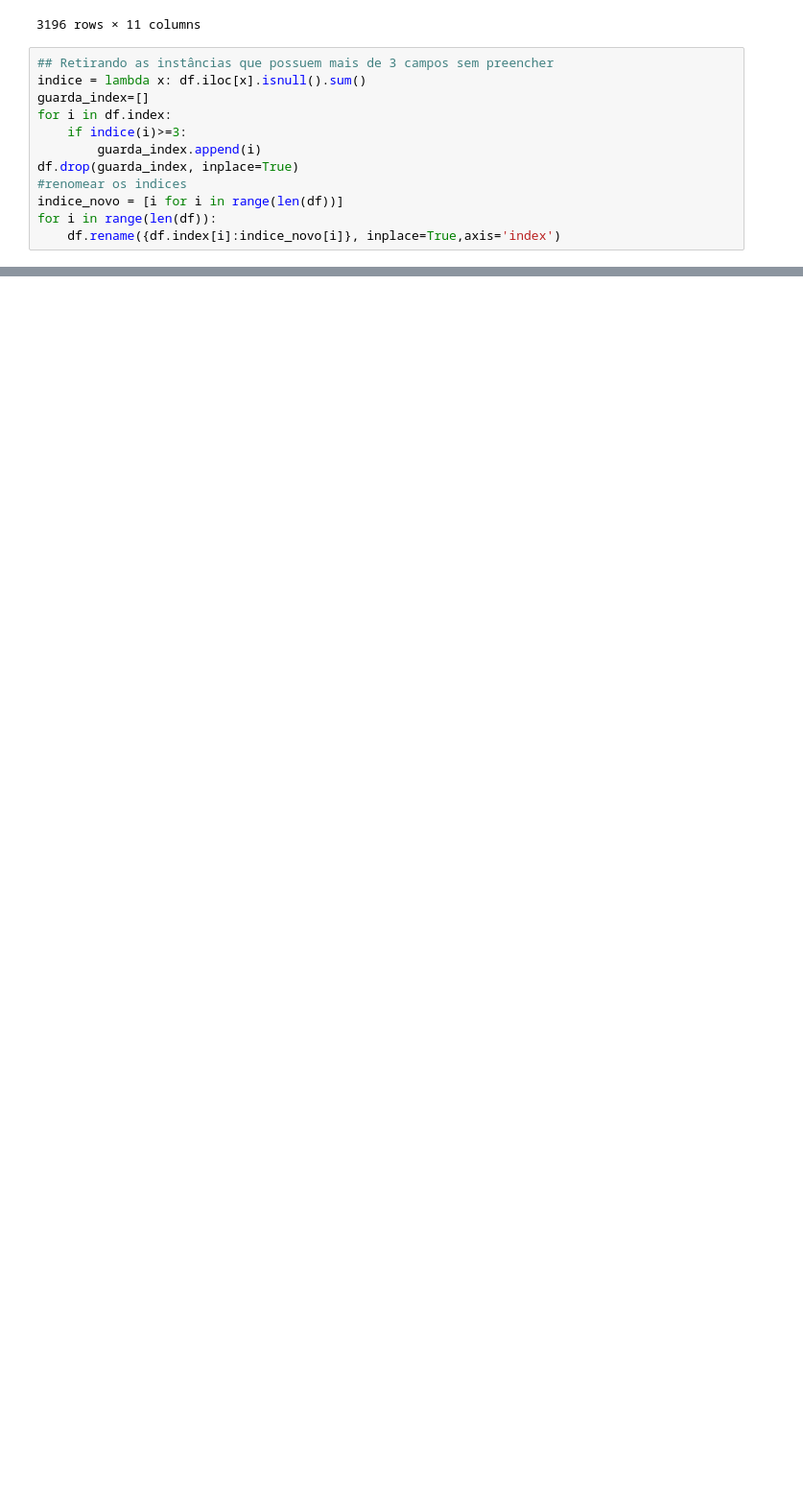
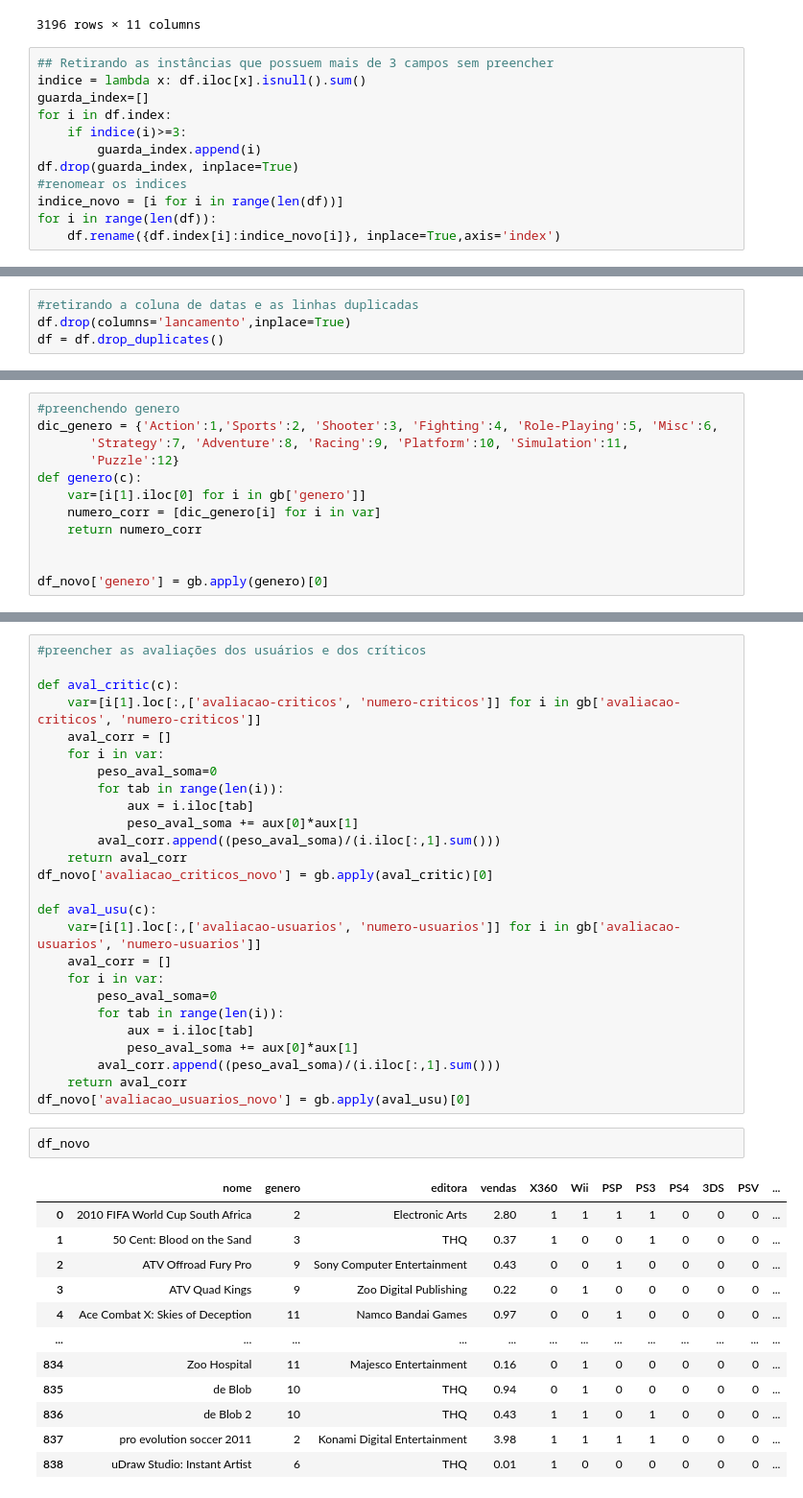
Before and after one commit to thiago9864/mineracao_dados, a Jupyter notebook: Trabalho_3_Dupla_21.ipynb, the cells around one changed output, grey strips where cells are left out. Shown at 96% size. Drawn from its saved outputs; the diff is of its cells as text; blank space fills up the shorter version.

```diff
--- a/Trabalho_3_Dupla_21.ipynb
+++ b/Trabalho_3_Dupla_21.ipynb
@@ -164,0 +173,4 @@ df
+# %%
+#retirando a coluna de datas e as linhas duplicadas
+df.drop(columns='lancamento',inplace=True)
+df = df.drop_duplicates()
@@ -164,0 +202,12 @@ df
+# %%
+#preenchendo genero
+dic_genero = {'Action':1,'Sports':2, 'Shooter':3, 'Fighting':4, 'Role-Playing':5, 'Misc':6,
+       'Strategy':7, 'Adventure':8, 'Racing':9, 'Platform':10, 'Simulation':11,
+       'Puzzle':12}
+def genero(c):
+    var=[i[1].iloc[0] for i in gb['genero']]
+    numero_corr = [dic_genero[i] for i in var]
+    return numero_corr
+
+
+df_novo['genero'] = gb.apply(genero)[0]
@@ -164,0 +319,41 @@ df
+# %%
+#preencher as avaliações dos usuários e dos críticos
+
+def aval_critic(c):
+    var=[i[1].loc[:,['avaliacao-criticos', 'numero-criticos']] for i in gb['avaliacao-criticos', 'numero-criticos']]
+    aval_corr = []
+    for i in var:
+        peso_aval_soma=0
+        for tab in range(len(i)):
+            aux = i.iloc[tab]
+            peso_aval_soma += aux[0]*aux[1]
+        aval_corr.append((peso_aval_soma)/(i.iloc[:,1].sum()))
+    return aval_corr
+df_novo['avaliacao_criticos_novo'] = gb.apply(aval_critic)[0]
+
+def aval_usu(c):
+    var=[i[1].loc[:,['avaliacao-usuarios', 'numero-usuarios']] for i in gb['avaliacao-usuarios', 'numero-usuarios']]
+    aval_corr = []
+    for i in var:
+        peso_aval_soma=0
+        for tab in range(len(i)):
+            aux = i.iloc[tab]
+            peso_aval_soma += aux[0]*aux[1]
+        aval_corr.append((peso_aval_soma)/(i.iloc[:,1].sum()))
+    return aval_corr
+df_novo['avaliacao_usuarios_novo'] = gb.apply(aval_usu)[0]
+# %%
+df_novo
+# %% [output]
+|  | nome | genero | editora | vendas | X360 | Wii | PSP | PS3 | PS4 | 3DS | PSV | ... |
+| 0 | 2010 FIFA World Cup South Africa | 2 | Electronic Arts | 2.80 | 1 | 1 | 1 | 1 | 0 | 0 | 0 | ... |
+| 1 | 50 Cent: Blood on the Sand | 3 | THQ | 0.37 | 1 | 0 | 0 | 1 | 0 | 0 | 0 | ... |
+| 2 | ATV Offroad Fury Pro | 9 | Sony Computer Entertainment | 0.43 | 0 | 0 | 1 | 0 | 0 | 0 | 0 | ... |
+| 3 | ATV Quad Kings | 9 | Zoo Digital Publishing | 0.22 | 0 | 1 | 0 | 0 | 0 | 0 | 0 | ... |
+| 4 | Ace Combat X: Skies of Deception | 11 | Namco Bandai Games | 0.97 | 0 | 0 | 1 | 0 | 0 | 0 | 0 | ... |
+| ... | ... | ... | ... | ... | ... | ... | ... | ... | ... | ... | ... | ... |
+| 834 | Zoo Hospital | 11 | Majesco Entertainment | 0.16 | 0 | 1 | 0 | 0 | 0 | 0 | 0 | ... |
+| 835 | de Blob | 10 | THQ | 0.94 | 0 | 1 | 0 | 0 | 0 | 0 | 0 | ... |
+| 836 | de Blob 2 | 10 | THQ | 0.43 | 1 | 1 | 0 | 1 | 0 | 0 | 0 | ... |
+| 837 | pro evolution soccer 2011 | 2 | Konami Digital Entertainment | 3.98 | 1 | 1 | 1 | 1 | 0 | 0 | 0 | ... |
+| 838 | uDraw Studio: Instant Artist | 6 | THQ | 0.01 | 1 | 0 | 0 | 0 | 0 | 0 | 0 | ... |
```
Also changed, not shown: parts of 14 cells of this notebook, 1 other file.
